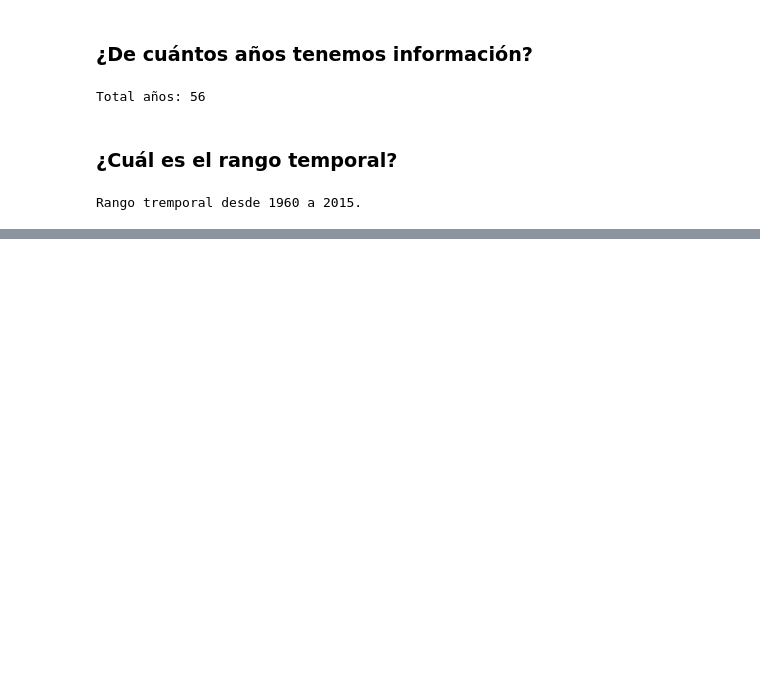
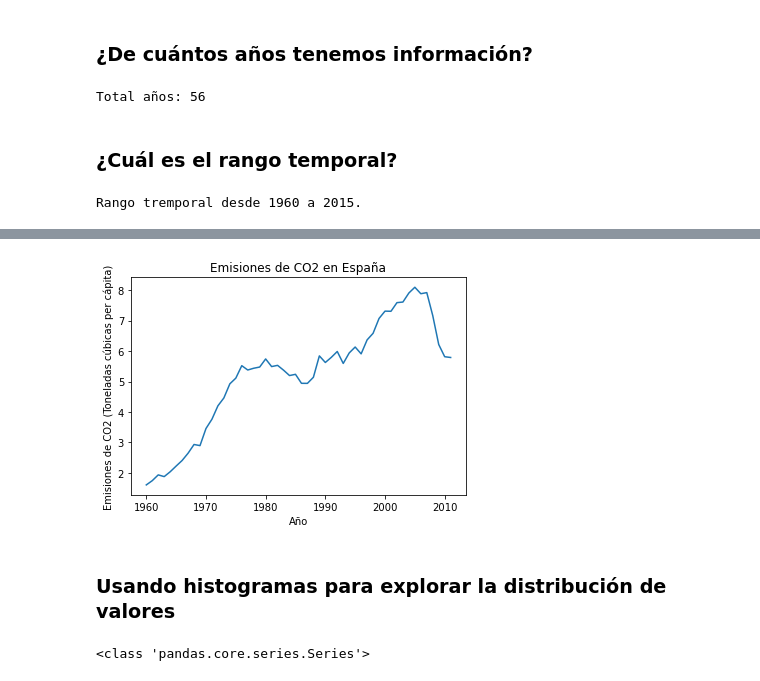
Before and after one commit to JavDomGom/machine-learning-y-redes-neuronales, a Jupyter notebook: Visualización.ipynb, the cells around one changed output, grey strips where cells are left out. Saved outputs shown, nothing was run; the diff lists cells and outputs as text; code cells hidden in the pictures; blank space fills up the shorter version.

```diff
--- a/Visualización.ipynb
+++ b/Visualización.ipynb
@@ -67,0 +109,23 @@ Rango tremporal desde 1960 a 2015.
+# %%
+# Ponemos etiquetas a los ejes.
+plt.xlabel('Año')
+plt.ylabel('Emisiones de CO2 (Toneladas cúbicas per cápita)')
+
+# Añadimos un título al gráfico.
+plt.title('Emisiones de CO2 en España')
+
+# Corregimos las escalas.
+
+plt.plot(total_co2['Year'].values, total_co2['Value'])
+plt.show()
+# %% [output]
+[figure, added]
+# %% [markdown]
+### Usando histogramas para explorar la distribución de valores
+# %%
+# Primero aislamos la columna Value del dataframe total_co2, este será una Serie.
+
+hist_data = total_co2['Value']
+print(type(hist_data))
+# %% [output]
+<class 'pandas.core.series.Series'>
```
Also changed, not shown: parts of 21 cells of this notebook.
